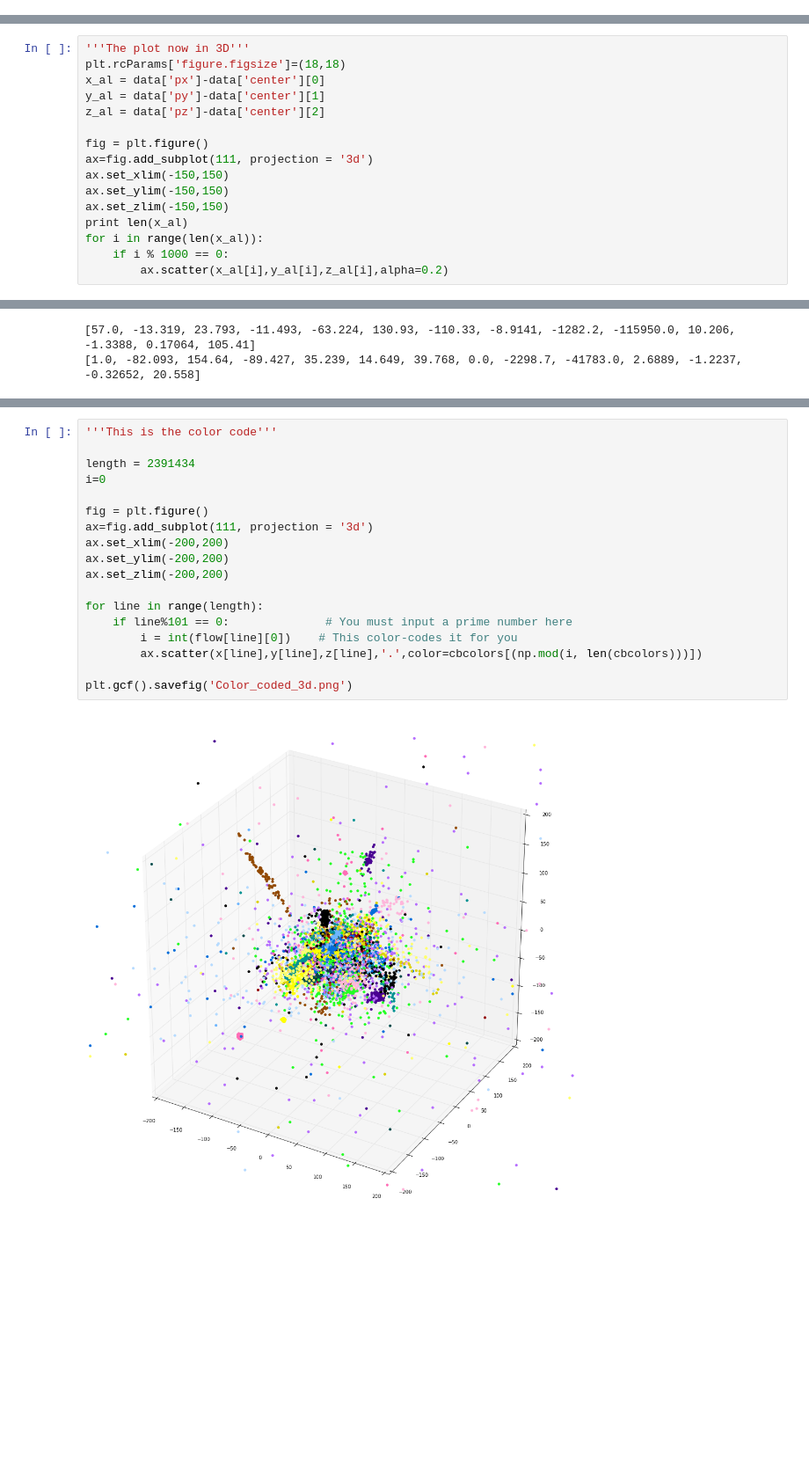
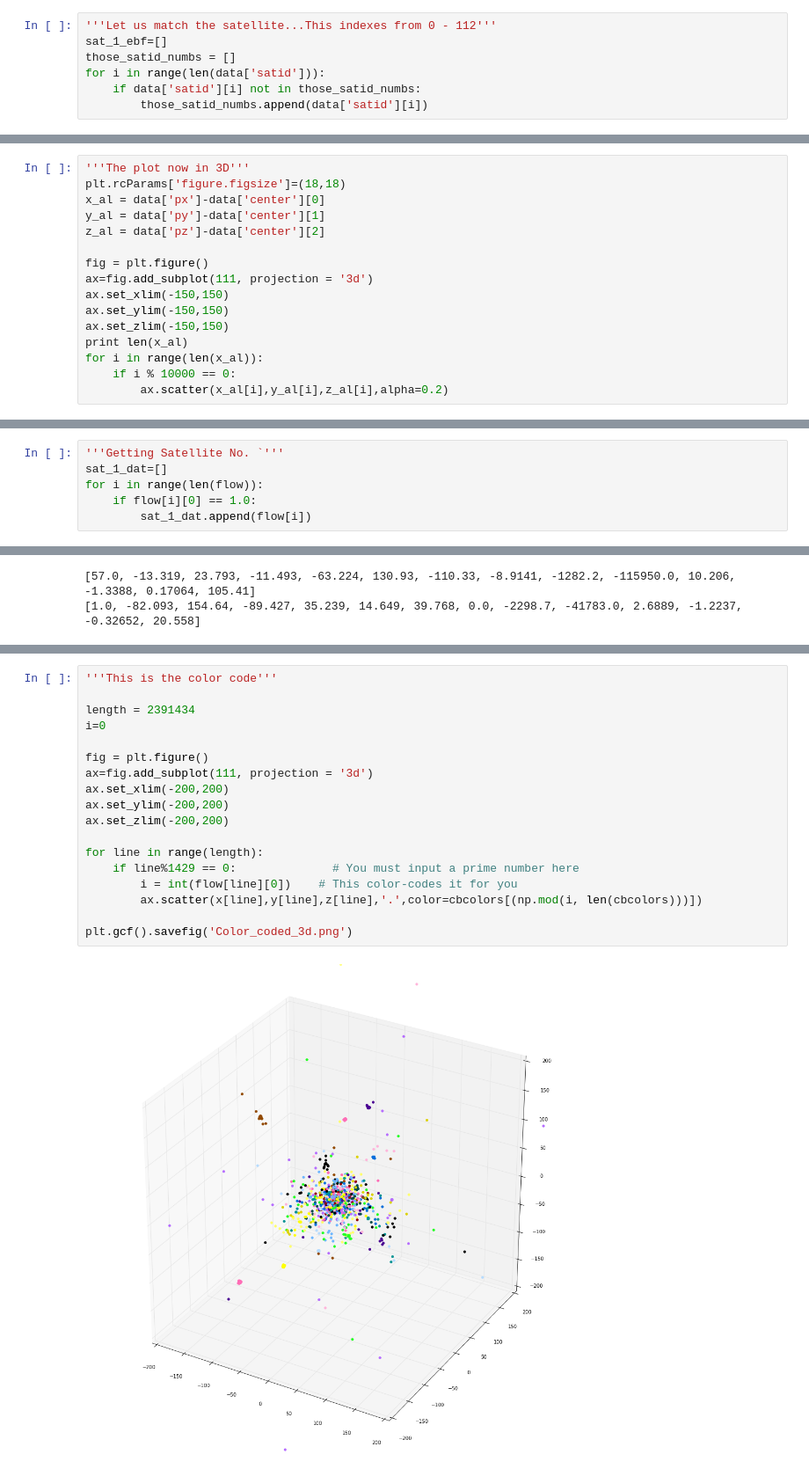
Before and after one commit to TzeGoh/Galaxy_Research_for_KVJ, a Jupyter notebook: exploreHalo02.ipynb, the cells around one changed output, grey strips where cells are left out. Shown at 88% size. Drawn from its saved outputs; the diff is of its cells as text; blank space fills up the shorter version.

```diff
--- a/exploreHalo02.ipynb
+++ b/exploreHalo02.ipynb
@@ -56,3 +56,10 @@ mwd = np.zeros_like(data['grav'],dtype=bool)
 mwd[data['grav']<2]=True
 # %%
 d = np.sqrt(data['px']**2+data['py']**2+data['pz']**2)
+# %%
+'''Let us match the satellite...This indexes from 0 - 112'''
+sat_1_ebf=[]
+those_satid_numbs = []
+for i in range(len(data['satid'])):
+    if data['satid'][i] not in those_satid_numbs:
+        those_satid_numbs.append(data['satid'][i])
@@ -81,7 +95,7 @@ ax.set_ylim(-150,150)
 ax.set_zlim(-150,150)
 print len(x_al)
 for i in range(len(x_al)):
-    if i % 1000 == 0:
+    if i % 10000 == 0:
         ax.scatter(x_al[i],y_al[i],z_al[i],alpha=0.2)
 # %% [output]
 18208538
@@ -218,3 +232,9 @@ for i in range(length):
     flow.append(floats)
 # %% [output]
 2391434
+# %%
+'''Getting Satellite No. `'''
+sat_1_dat=[]
+for i in range(len(flow)):
+    if flow[i][0] == 1.0:
+        sat_1_dat.append(flow[i])
@@ -260,20 +292,20 @@ for i in range(len(cbcolors)):
 # %%
 '''This is the color code'''
 
 length = 2391434
 i=0
 
 fig = plt.figure()
 ax=fig.add_subplot(111, projection = '3d')
 ax.set_xlim(-200,200)
 ax.set_ylim(-200,200)
 ax.set_zlim(-200,200)
 
 for line in range(length):
-    if line%101 == 0:              # You must input a prime number here
+    if line%1429 == 0:              # You must input a prime number here
         i = int(flow[line][0])    # This color-codes it for you
         ax.scatter(x[line],y[line],z[line],'.',color=cbcolors[(np.mod(i, len(cbcolors)))])
 
 plt.gcf().savefig('Color_coded_3d.png')
 # %% [output]
-[figure, old version]
+[figure, new version]
```
Also changed, not shown: parts of 5 cells of this notebook.
